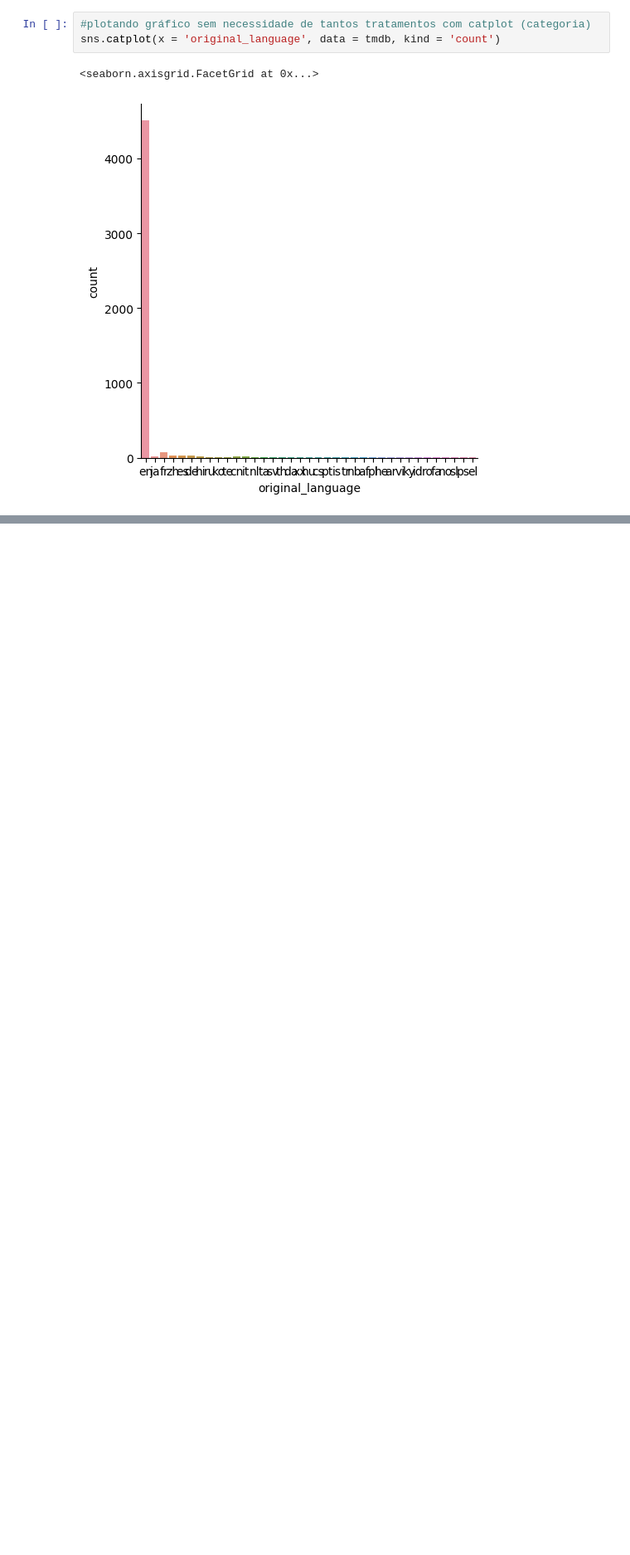
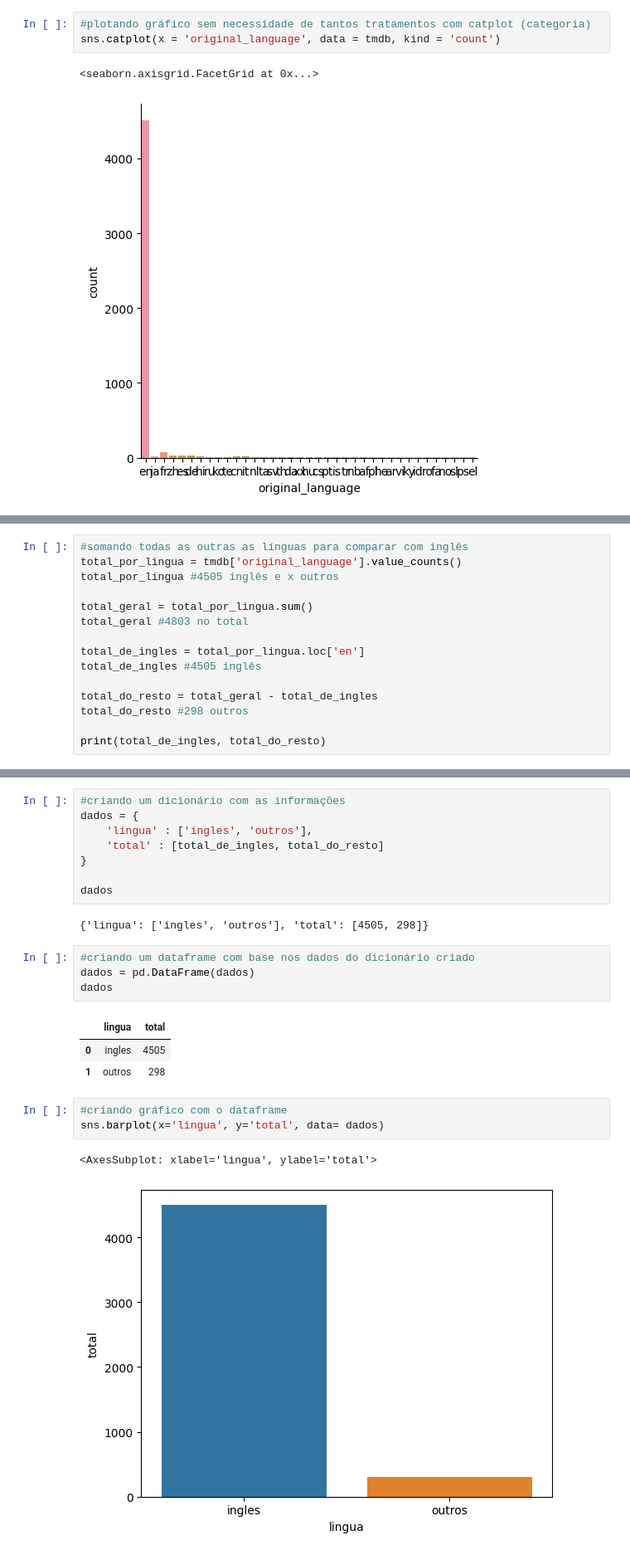
Before and after one commit to willyferreira/curso_introducao_data_science, a Jupyter notebook: introducao_data_science.ipynb, the cells around one changed output, grey strips where cells are left out. Shown at 83% size. Drawn from its saved outputs; the diff is of its cells as text; blank space fills up the shorter version.

```diff
--- a/introducao_data_science.ipynb
+++ b/introducao_data_science.ipynb
@@ -259,0 +279,15 @@ sns.catplot(x = 'original_language', data = tmdb, kind = 'count')
+# %%
+#somando todas as outras as línguas para comparar com inglês
+total_por_lingua = tmdb['original_language'].value_counts()
+total_por_lingua #4505 inglês e x outros
+
+total_geral = total_por_lingua.sum()
+total_geral #4803 no total
+
+total_de_ingles = total_por_lingua.loc['en']
+total_de_ingles #4505 inglês
+
+total_do_resto = total_geral - total_de_ingles
+total_do_resto #298 outros
+
+print(total_de_ingles, total_do_resto)
@@ -259,0 +296,24 @@ sns.catplot(x = 'original_language', data = tmdb, kind = 'count')
+# %%
+#criando um dicionário com as informações
+dados = {
+    'lingua' : ['ingles', 'outros'],
+    'total' : [total_de_ingles, total_do_resto]
+}
+
+dados
+# %% [output]
+{'lingua': ['ingles', 'outros'], 'total': [4505, 298]}
+# %%
+#criando um dataframe com base nos dados do dicionário criado
+dados = pd.DataFrame(dados)
+dados
+# %% [output]
+|  | lingua | total |
+| 0 | ingles | 4505 |
+| 1 | outros | 298 |
+# %%
+#criando gráfico com o dataframe
+sns.barplot(x='lingua', y='total', data= dados)
+# %% [output]
+<AxesSubplot: xlabel='lingua', ylabel='total'>
+[figure, added]
```
Also changed, not shown: parts of 12 cells of this notebook.
